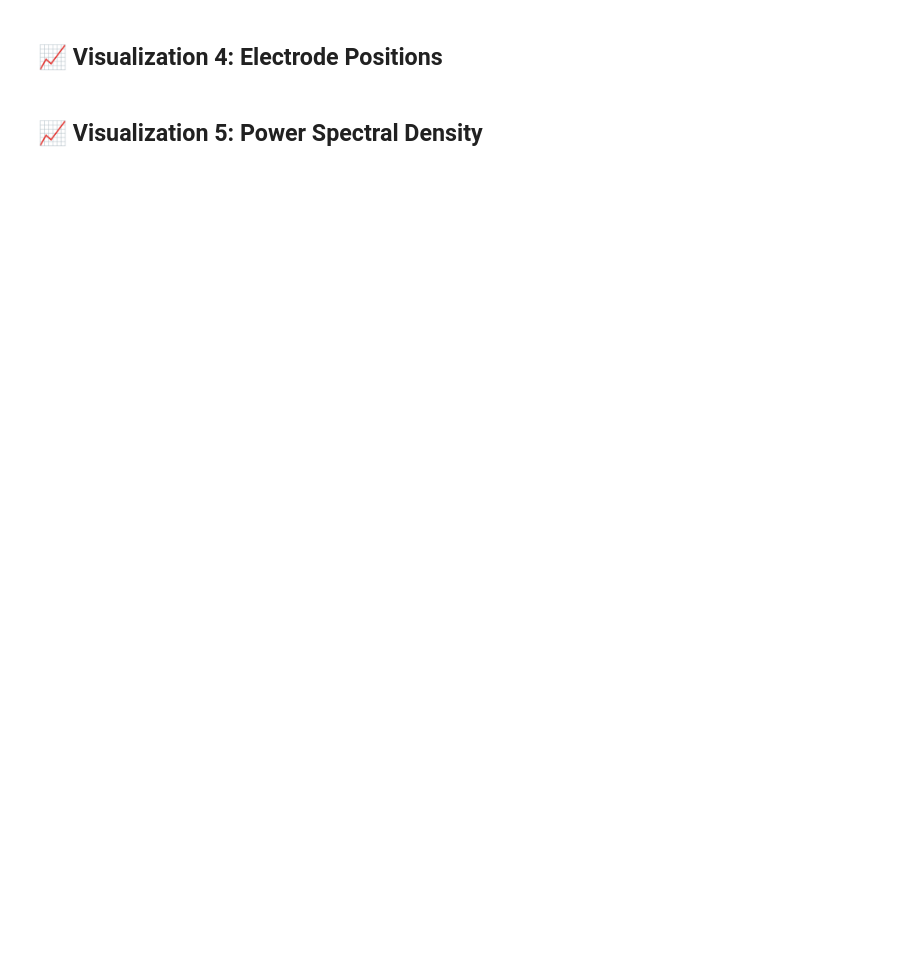
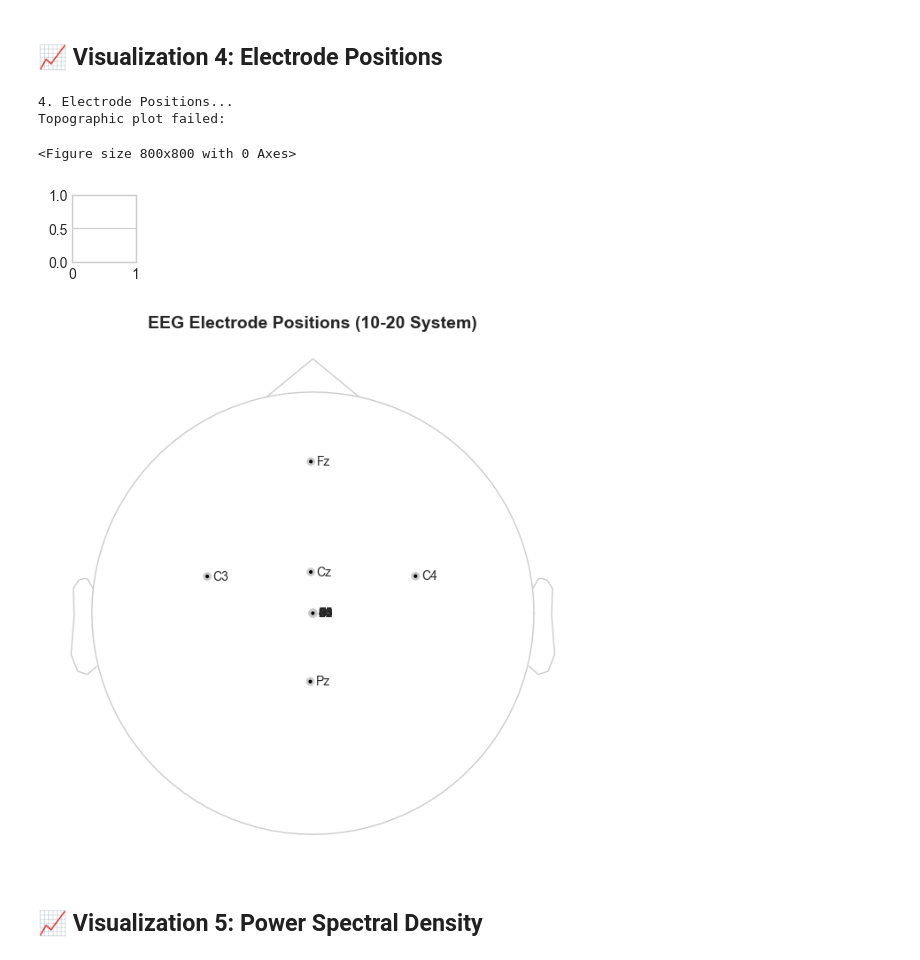
Before and after one commit to rahmaaroua/BCI-Motor-Imagery-Analysis, a Jupyter notebook: notebooks/01_dataset_exploration.ipynb, the cells around one changed output. Saved outputs shown, nothing was run; the diff lists cells and outputs as text; code cells hidden in the pictures; blank space fills up the shorter version.

```diff
--- a/notebooks/01_dataset_exploration.ipynb
+++ b/notebooks/01_dataset_exploration.ipynb
@@ -213,14 +322,61 @@ plot_raw_signals(
 # %%
 print("\n4. Electrode Positions...")
 
-# Set montage for proper positioning
-raw.set_montage('standard_1020', on_missing='ignore')
+# Optional: clean up EEG channel names if they have a prefix
+mapping = {ch: ch.replace("EEG-", "") for ch in raw.ch_names if ch.startswith("EEG-")}
+raw.rename_channels(mapping)
 
-plot_electrode_positions(
-    raw,
-    figsize=(8, 8),
-    save_path=RESULTS_DIR / 'electrode_positions.png'
-)
+# Set channel types for EOG channels if present
+raw.set_channel_types({
+    "EOG-left": "eog",
+    "EOG-central": "eog",
+    "EOG-right": "eog"
+})
+
+# Apply standard montage
+raw.set_montage("standard_1020", on_missing="ignore")
+
+# Pick EEG channels only
+picks_eeg = mne.pick_types(raw.info, eeg=True, eog=False)
+eeg_ch_names = [raw.ch_names[p] for p in picks_eeg]
+dummy_data = np.ones(len(picks_eeg))
+pos = np.array([raw.info["chs"][p]["loc"][:2] for p in picks_eeg])
+
+# Plot electrode positions
+plt.figure(figsize=(8, 8))
+try:
+    im, _ = mne.viz.plot_topomap(
+        dummy_data,
+        pos,
+        show=False,
+        contours=0,
+        sphere='auto'
+    )
+
+    # Add channel names as text
+    for name, xy in zip(eeg_ch_names, pos):
+        plt.text(
+            xy[0], xy[1], name,
+            fontsize=8, ha='center', va='center',
+            bbox=dict(boxstyle='round,pad=0.2', facecolor='white', edgecolor='none', alpha=0.7)
+        )
+
+    plt.title('EEG Electrode Positions (10-20 System)', fontsize=14, fontweight='bold')
+
+except Exception as e:
+    print(f"Topographic plot failed: {e}")
+    raw.plot_sensors(show_names=True, show=False)
+    plt.title('EEG Electrode Positions (10-20 System)', fontsize=14, fontweight='bold')
+
+plt.tight_layout()
+plt.savefig(RESULTS_DIR / 'electrode_positions.png', dpi=200)
+plt.show()
+# %% [output]
+4. Electrode Positions...
+Topographic plot failed:
+<Figure size 800x800 with 0 Axes>
+[figure, added]
+[figure, added]
 # %% [markdown]
 ## 📈 Visualization 5: Power Spectral Density
 # %%
```
Also changed, not shown: parts of 13 cells of this notebook, 8 other files.
